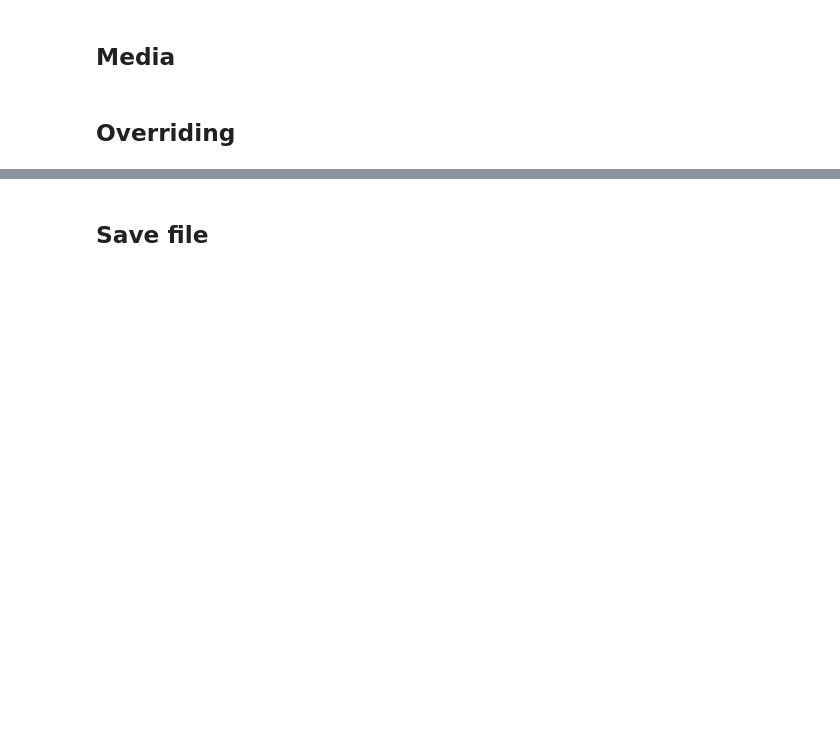
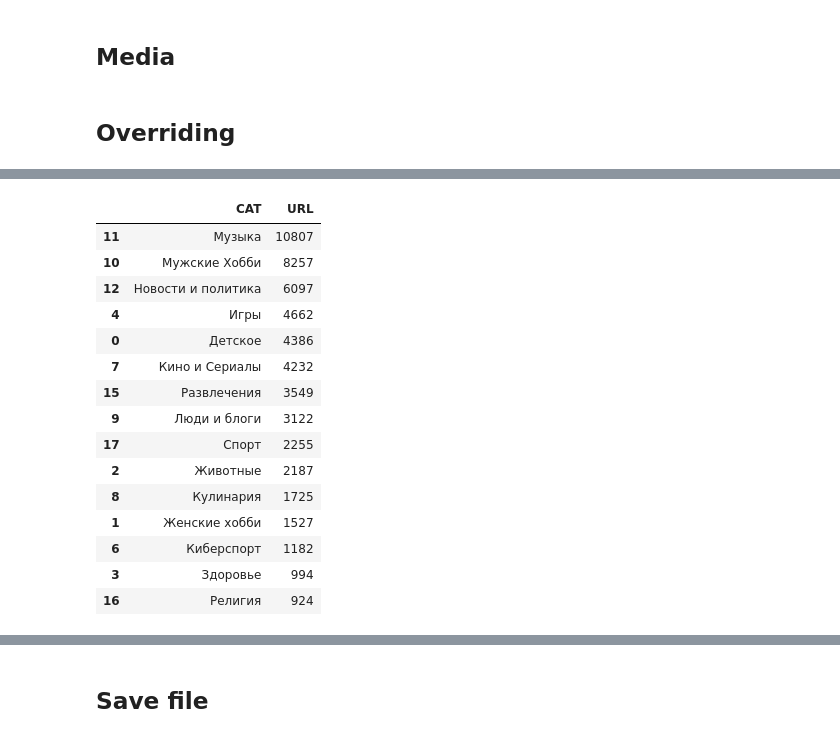
Before and after one commit to kmnsky/--hannel-category-YouTube, a Jupyter notebook: Сhannel_category.ipynb, the cells around one changed output, grey strips where cells are left out. Saved outputs shown, nothing was run; the diff lists cells and outputs as text; code cells hidden in the pictures; blank space fills up the shorter version.

```diff
--- a/Сhannel_category.ipynb
+++ b/Сhannel_category.ipynb
@@ -690,7 +924,13 @@ data.loc[data['text']
 # %% [markdown]
 ## Movies&TVseries
 # %%
-data.loc[data['text'].str.contains(r'\bmovies|movie|films|trailers|cinema|türkiyenin|filmmaker|bollywood|osman|hollywood|documentary|cinéma|filming|filmer\B'), 'CAT'] = 'Кино и Сериалы'
-data.loc[data['text'].str.contains(r'\bmovies|movie|films|trailers|cinema|türkiyenin|filmmaker|bollywood|osman|hollywood|documentary|cinéma|filming|filmer\b'), 'CAT'] = 'Кино и Сериалы'
-data.loc[data['text'].str.contains(r'\Bmovies|movie|films|trailers|cinema|türkiyenin|filmmaker|bollywood|osman|hollywood|documentary|cinéma|filming|filmer\b'), 'CAT'] = 'Кино и Сериалы'
+data.loc[data['text'].str.contains(
+    r'\bmovies|movie|films|trailers|cinema|türkiyenin|filmmaker|bollywood|osman|hollywood|documentary|\
+    cinéma|filming|filmer\B'), 'CAT'] = 'Кино и Сериалы'
+data.loc[data['text'].str.contains(
+    r'\bmovies|movie|films|trailers|cinema|türkiyenin|filmmaker|bollywood|osman|hollywood|documentary|\
+    cinéma|filming|filmer\b'), 'CAT'] = 'Кино и Сериалы'
+data.loc[data['text'].str.contains(
+    r'\Bmovies|movie|films|trailers|cinema|türkiyenin|filmmaker|bollywood|osman|hollywood|documentary|\
+    cinéma|filming|filmer\b'), 'CAT'] = 'Кино и Сериалы'
 # %%
@@ -759,7 +1036,9 @@ data.loc[data['text'].str.contains(r'\bwwe|how ridiculous|thats amazing shorts|m
 # %%
-data.loc[data['text'].str.contains(r'\bмма|mma|futbol|ufc|كرة القدم|cricket|nba\b'), 'CAT'] = 'Спорт'
+data.loc[data['text'].str.contains(
+    r'\bмма|mma|futbol|ufc|كرة القدم|cricket|nba\b'), 'CAT'] = 'Спорт'
 data.loc[data['text'].str.contains(r'\bбокс|боёв|боев\b'), 'CAT'] = 'Спорт'
-data.loc[data['text'].str.contains(r'\bбокс|трениров|кроссфи\B'), 'CAT'] = 'Спорт'
+data.loc[data['text'].str.contains(
+    r'\bбокс|трениров|кроссфи\B'), 'CAT'] = 'Спорт'
 data.loc[data['text'].str.contains(r'\bбоев|боёв\B'), 'CAT'] = 'Спорт'
 
 data.loc[data['text'].str.contains(r'\bспорт\b'), 'CAT'] = 'Спорт'
@@ -767,10 +1046,14 @@ data.loc[data['text'].str.contains(r'\Bспорт\b'), 'CAT'] = 'Спорт'
 data.loc[data['text'].str.contains(r'\bспорт\B'), 'CAT'] = 'Спорт'
 data.loc[data['text'].str.contains(r'\Bспорт\B'), 'CAT'] = 'Спорт'
 
-data.loc[data['text'].str.contains(r'\bфутбол|тенис|теннис|баскетбол|football|хоккей|гольф|бильярд|регби|rugby|tennis\b'), 'CAT'] = 'Спорт'
-data.loc[data['text'].str.contains(r'\Bфутбол|football|basketball\b'), 'CAT'] = 'Спорт'
-data.loc[data['text'].str.contains(r'\bфутбол|football|basketba\B'), 'CAT'] = 'Спорт'
-data.loc[data['text'].str.contains(r'\Bфутбол|хоккей|баскетбол|basketball\B'), 'CAT'] = 'Спорт'
+data.loc[data['text'].str.contains(
+    r'\bфутбол|тенис|теннис|баскетбол|football|хоккей|гольф|бильярд|регби|rugby|tennis\b'), 'CAT'] = 'Спорт'
+data.loc[data['text'].str.contains(
+    r'\Bфутбол|football|basketball\b'), 'CAT'] = 'Спорт'
+data.loc[data['text'].str.contains(
+    r'\bфутбол|football|basketba\B'), 'CAT'] = 'Спорт'
+data.loc[data['text'].str.contains(
+    r'\Bфутбол|хоккей|баскетбол|basketball\B'), 'CAT'] = 'Спорт'
 
 data.loc[data['text'].str.contains(r'\bsport\b'), 'CAT'] = 'Спорт'
 data.loc[data['text'].str.contains(r'\bsports\b'), 'CAT'] = 'Спорт'
@@ -784,7 +1067,15 @@ data.loc[data['text'].str.contains(r'\Bgym\b'), 'CAT'] = 'Спорт'
 data.loc[data['text'].str.contains(r'\bgym\B'), 'CAT'] = 'Спорт'
 data.loc[data['text'].str.contains(r'\Bgym\B'), 'CAT'] = 'Спорт'
 
-data.loc[data['text'].str.contains(r'\bnavi|team liquid|psglgd|evil geniuses|team spirit|team secret|newbee|virtuspro|vici gaming|wings gaming|astralis|invictus gaming|natus vincere|t1|geng esports|alliance|tnc predator|ehome|faze clan|sk gaming|cdec gaming|san francisco shock|ninjas in pyjamas|lgdforever young|royal never give up|gambit esports|g2 esports|mvp phoenix|samsung galaxy|edward gaming|shanghai dragons|team vitality|cloud9|mineski|team envy|fpx esports|team empire|heroic|dwg kia|mibr|team dk|london spitfire|furia esports|ence|susquehanna soniqs|complexity gaming|infuesports|optic gaming|new york excelsior|mvp black|spacestation gaming|seoul dynasty|team dignitas|team aster|samsung galaxy white|four angry men|quincy crew\b'), 'CAT'] = 'Киберспорт'
+data.loc[data['text'].str.contains(
+    r'\bnavi|team liquid|psglgd|evil geniuses|team spirit|team secret|newbee|virtuspro|vici gaming|\
+    wings gaming|astralis|invictus gaming|natus vincere|t1|geng esports|alliance|tnc predator|ehome|\
+    faze clan|sk gaming|cdec gaming|san francisco shock|ninjas in pyjamas|lgdforever young|royal never give up|\
+    gambit esports|g2 esports|mvp phoenix|samsung galaxy|edward gaming|shanghai dragons|team vitality|\
+    cloud9|mineski|team envy|fpx esports|team empire|heroic|dwg kia|mibr|team dk|london spitfire|\
+    furia esports|ence|susquehanna soniqs|complexity gaming|infuesports|optic gaming|new york excelsior|\
+    mvp black|spacestation gaming|seoul dynasty|team dignitas|team aster|samsung galaxy white|\
+    four angry men|quincy crew\b'), 'CAT'] = 'Киберспорт'
 # %% [markdown]
 ## Media
 # %%
@@ -900,8 +1315,25 @@ data.head()
 # %%
 # Pivot CAT channel
 pvivot_cat = data.pivot_table(
     index=['CAT'],
     values=['URL'],
-    aggfunc= 'count').reset_index()
+    aggfunc='count').reset_index()
 
-pvivot_cat.sort_values(['URL'], ascending=[False], inplace=True)
+pvivot_cat.sort_values(['URL'], ascending=[False]).head(15)
+# %% [output]
+|  | CAT | URL |
+| 11 | Музыка | 10807 |
+| 10 | Мужские Хобби | 8257 |
+| 12 | Новости и политика | 6097 |
+| 4 | Игры | 4662 |
+| 0 | Детское | 4386 |
+| 7 | Кино и Сериалы | 4232 |
+| 15 | Развлечения | 3549 |
+| 9 | Люди и блоги | 3122 |
+| 17 | Спорт | 2255 |
+| 2 | Животные | 2187 |
+| 8 | Кулинария | 1725 |
+| 1 | Женские хобби | 1527 |
+| 6 | Киберспорт | 1182 |
+| 3 | Здоровье | 994 |
+| 16 | Религия | 924 |
```
Also changed, not shown: parts of 45 cells of this notebook.
